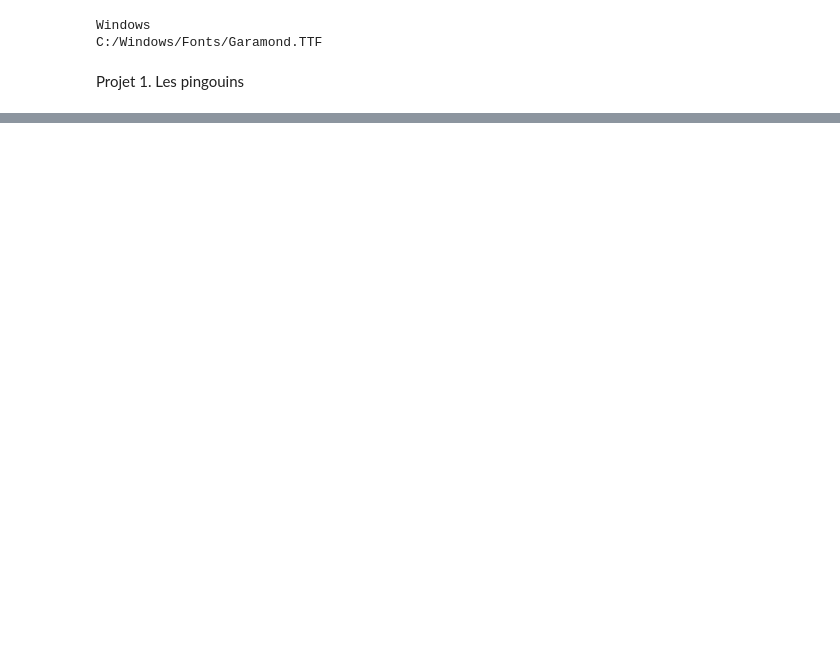
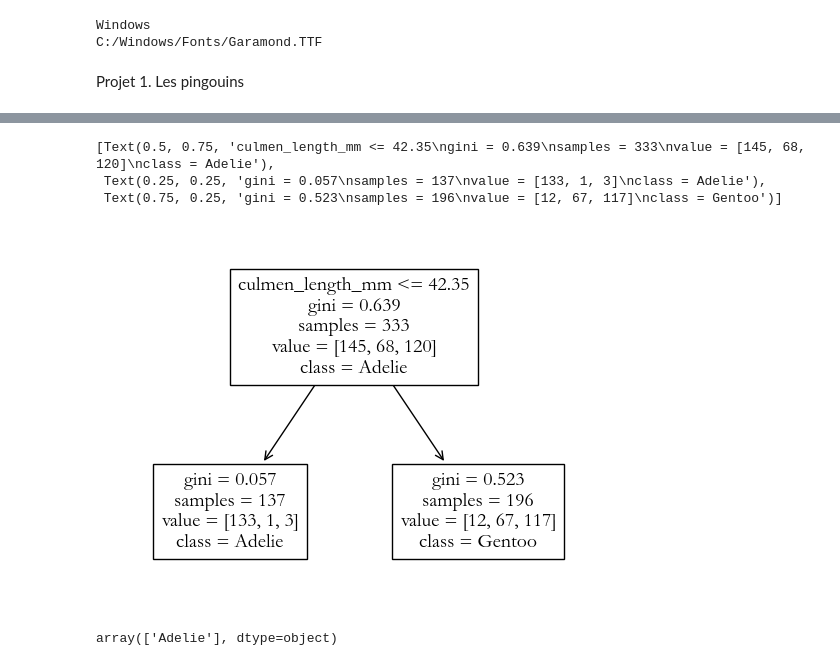
Before and after one commit to RMorana/DU_Data, a Jupyter notebook: ML Supervise.ipynb, the cells around one changed output, grey strips where cells are left out. Cells and saved outputs as stored; diff of their text form; code cells hidden in the pictures; blank space fills up the shorter version.

```diff
--- a/ML Supervise.ipynb
+++ b/ML Supervise.ipynb
@@ -180,0 +159,18 @@ IRIS TARGET:  [0 0 0 0 0 0 0 0 0 0 0 0 0 0 0 0 0 0 0 0 0 0 0 0 0 0 0 0 0 0 0 0 0
+# %%
+# Utilisation de plot.tree de sklearn.Tree pour un arbre de profondeur 1
+from sklearn import tree
+#print(type(features_names))
+clf = tree.DecisionTreeClassifier(random_state=0,max_depth=1)
+clf=clf.fit(features_values,target_names)
+tree.plot_tree(clf,feature_names=features_names,class_names=["Adelie","Chinstrap","Gentoo"])
+#print(target_names)
+# %% [output]
+[Text(0.5, 0.75, 'culmen_length_mm <= 42.35\ngini = 0.639\nsamples = 333\nvalue = [145, 68, 120]\nclass = Adelie'),
+ Text(0.25, 0.25, 'gini = 0.057\nsamples = 137\nvalue = [133, 1, 3]\nclass = Adelie'),
+ Text(0.75, 0.25, 'gini = 0.523\nsamples = 196\nvalue = [12, 67, 117]\nclass = Gentoo')]
+[figure, added]
+# %%
+# Prediction de classification avec de nouvelles valeurs
+clf.predict([[35., 17.]])
+# %% [output]
+array(['Adelie'], dtype=object)
```
Also changed, not shown: parts of 8 cells of this notebook.
